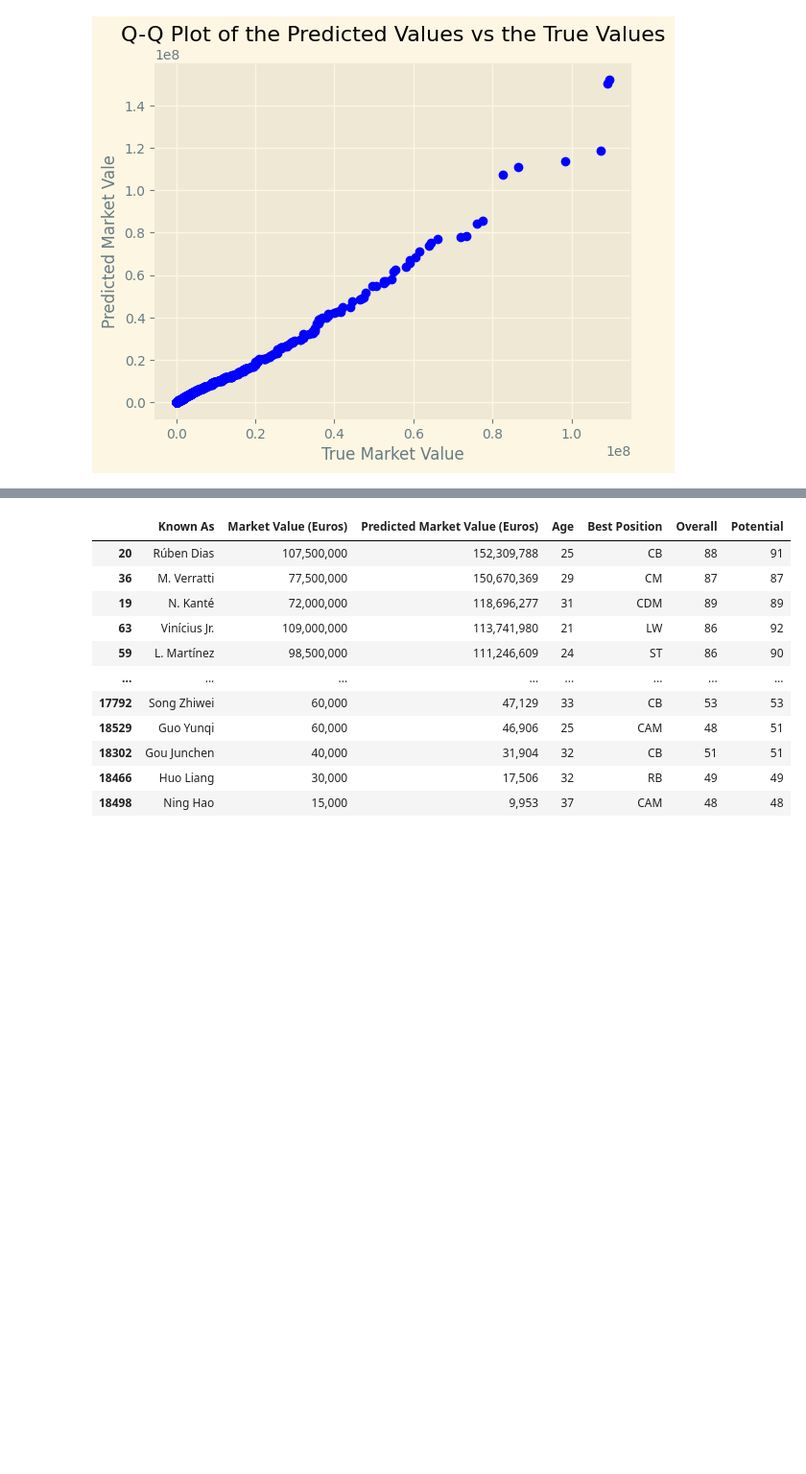
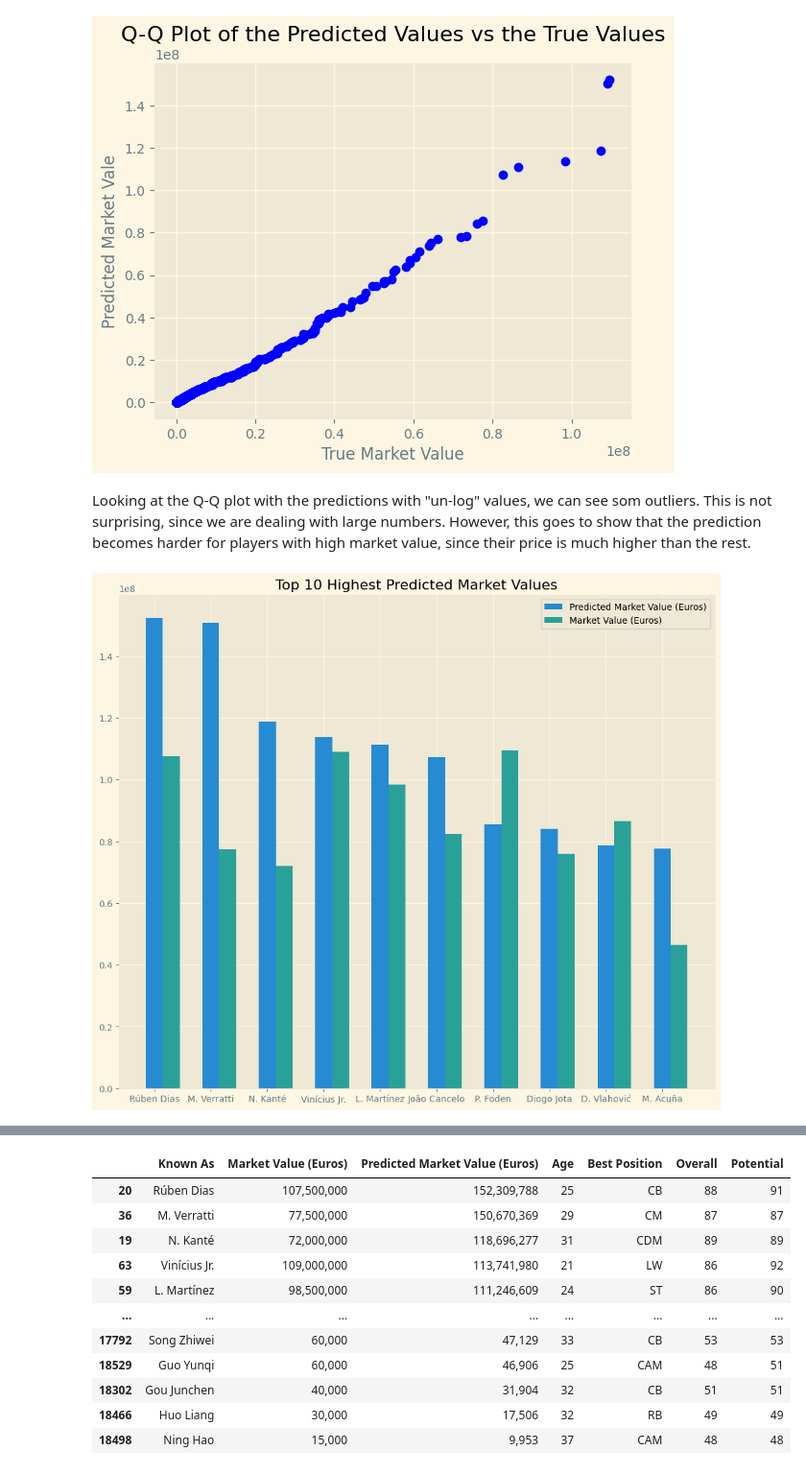
Before and after one commit to ValterMiari/Stats, a Jupyter notebook: Project/project_fifa.ipynb, the cells around one changed output, grey strips where cells are left out. Shown at 96% size. Saved outputs shown, nothing was run; the diff lists cells and outputs as text; code cells hidden in the pictures; blank space fills up the shorter version.

```diff
--- a/Project/project_fifa.ipynb
+++ b/Project/project_fifa.ipynb
@@ -907,3 +924,5 @@ qq_plot(list(np.exp(y_test)), list(np.exp(final_predictions)), len(y_test),
         ylabel="Predicted Market Vale",)
 # %% [output]
 [figure]
+# %% [markdown]
+Looking at the Q-Q plot with the predictions with "un-log" values, we can see som outliers. This is not surprising, since we are dealing with large numbers. However, this goes to show that the prediction becomes harder for players with high market value, since their price is much higher than the rest.
@@ -909,0 +936,24 @@ qq_plot(list(np.exp(y_test)), list(np.exp(final_predictions)), len(y_test),
+# %%
+# Top 10 most expensive players according to the prediction model
+def show_highest_market_value(players):
+    names = players['Known As']
+    pred_market_val = players['Predicted Market Value']
+    true_market_val = players['Value(in Euro)']
+
+    #y_ticks = np.arange(min(min(pred_market_val), min(true_market_val)), max(max(pred_market_val), max(true_market_val)))
+
+    x = np.arange(len(names))
+    width = 0.3
+
+    fig, ax = plt.subplots(1,figsize=(12,10))
+    b1 = ax.bar(x, pred_market_val, width, label='Predicted Market Value (Euros)')
+    b2 = ax.bar(x + width, true_market_val, width, label='Market Value (Euros)')
+
+    ax.set_xticks(x)
+    ax.set_xticklabels(names)
+    ax.set_title("Top 10 Highest Predicted Market Values")
+    ax.legend()
+
+show_highest_market_value(test_df.iloc[:10])
+# %% [output]
+[figure, added]
```
Also changed, not shown: parts of 20 cells of this notebook.
